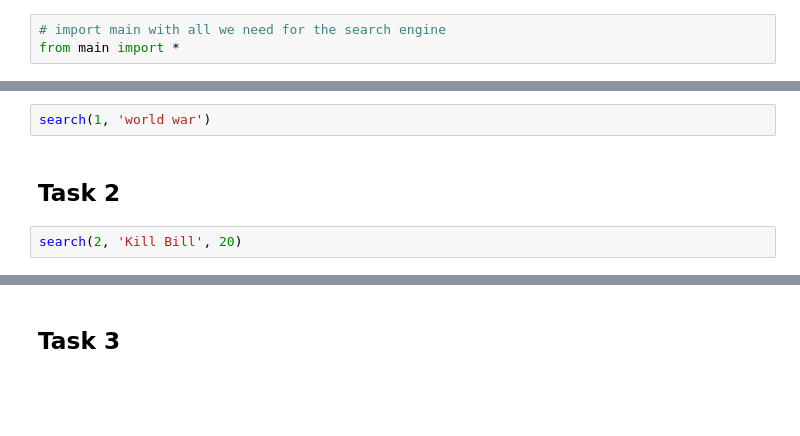
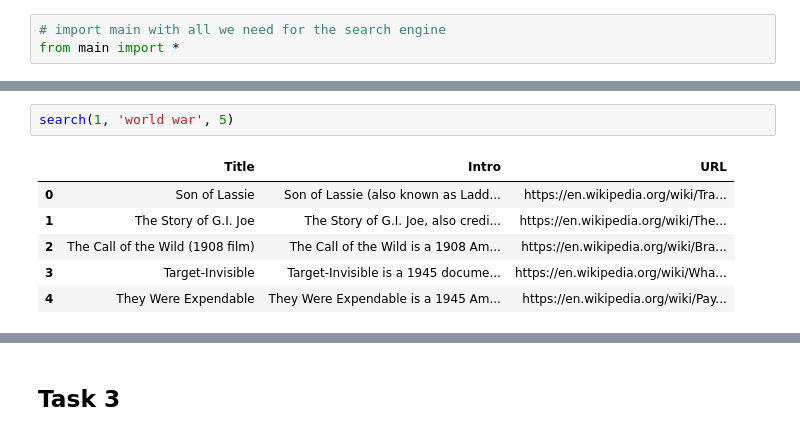
Before and after one commit to AntoCat93/HW3_G24, a Jupyter notebook: main.ipynb, the cells around one changed output, grey strips where cells are left out. Cells and saved outputs as stored; diff of their text form; blank space fills up the shorter version.

```diff
--- a/main.ipynb
+++ b/main.ipynb
@@ -33,6 +36,9 @@ from main import *
 # %%
-search(1, 'world war')
+search(1, 'world war', 5)
+# %% [output]
+|  | Title | Intro | URL |
+| 0 | Son of Lassie | Son of Lassie (also known as Ladd... | https://en.wikipedia.org/wiki/Tra... |
+| 1 | The Story of G.I. Joe | The Story of G.I. Joe, also credi... | https://en.wikipedia.org/wiki/The... |
+| 2 | The Call of the Wild (1908 film) | The Call of the Wild is a 1908 Am... | https://en.wikipedia.org/wiki/Bra... |
+| 3 | Target-Invisible | Target-Invisible is a 1945 docume... | https://en.wikipedia.org/wiki/Wha... |
+| 4 | They Were Expendable | They Were Expendable is a 1945 Am... | https://en.wikipedia.org/wiki/Pay... |
-# %% [markdown]
-## Task 2
-# %%
-search(2, 'Kill Bill', 20)
```
Also changed, not shown: parts of 10 cells of this notebook, 1 other file.
